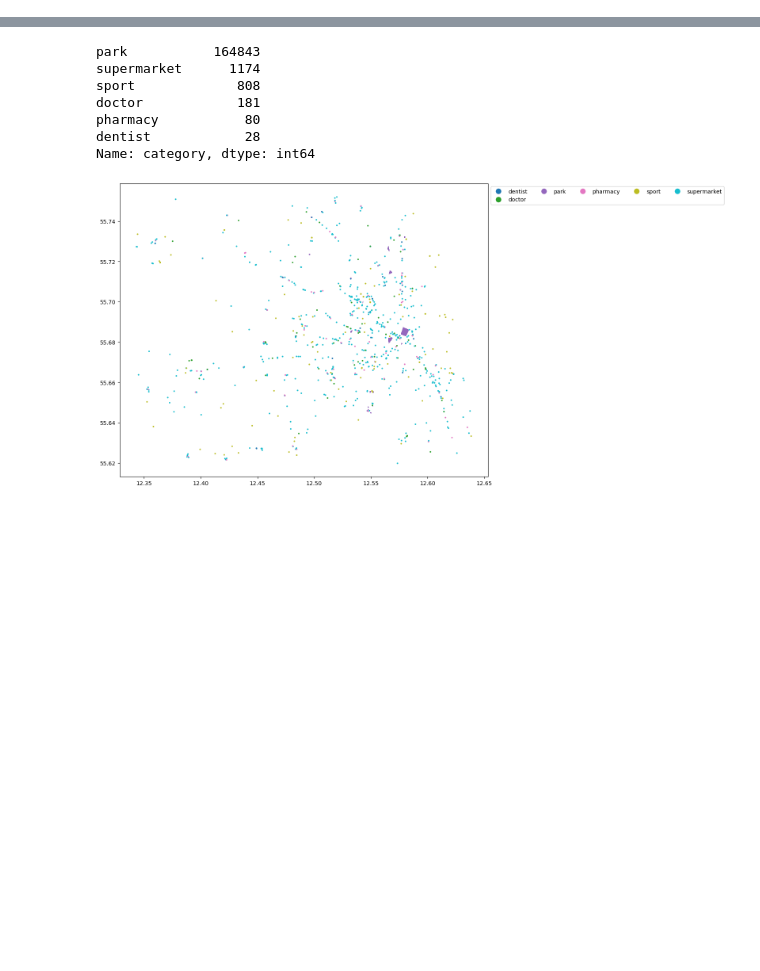
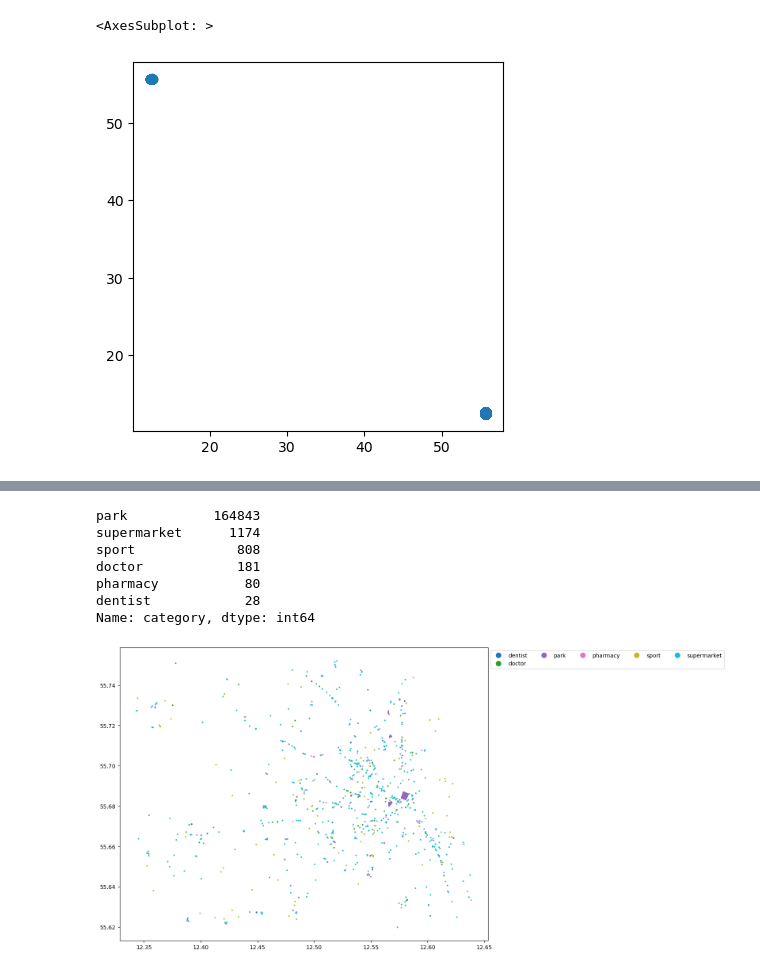
Before and after one commit to hextransit/n-minute-city, a Jupyter notebook: python/get_pois.ipynb, the cells around one changed output, grey strips where cells are left out. Drawn from its saved outputs; the diff is of its cells as text; code cells hidden in the pictures; blank space fills up the shorter version.

```diff
--- a/python/get_pois.ipynb
+++ b/python/get_pois.ipynb
@@ -181,0 +210,15 @@ array(['Point', 'Polygon', 'MultiLineString', 'LineString',
+# %%
+df['h3_index'] = pois.apply(lambda x: all_shapley_geo_to_h3(x.geometry, H3_RES), axis=1)
+sample_df = h3_df.copy()
+sample_df = sample_df.drop('geometry', axis=1)
+sample_df = sample_df.sample(1000)
+sample_df = sample_df['h3_index'].explode()
+sample_df = sample_df[~sample_df.isna()]
+sample_df = pd.DataFrame(list(sample_df.apply(h3.h3_to_geo)), columns=['y','x'])
+# Convert the pandas DataFrame to a GeoPandas DataFrame with a Point geometry column
+gdf = gpd.GeoDataFrame(sample_df, geometry=gpd.points_from_xy(sample_df.x, sample_df.y))
+# %%
+gdf.plot()
+# %% [output]
+<AxesSubplot: >
+[figure, added]
```
Also changed, not shown: parts of 13 cells of this notebook, 4 other files.
